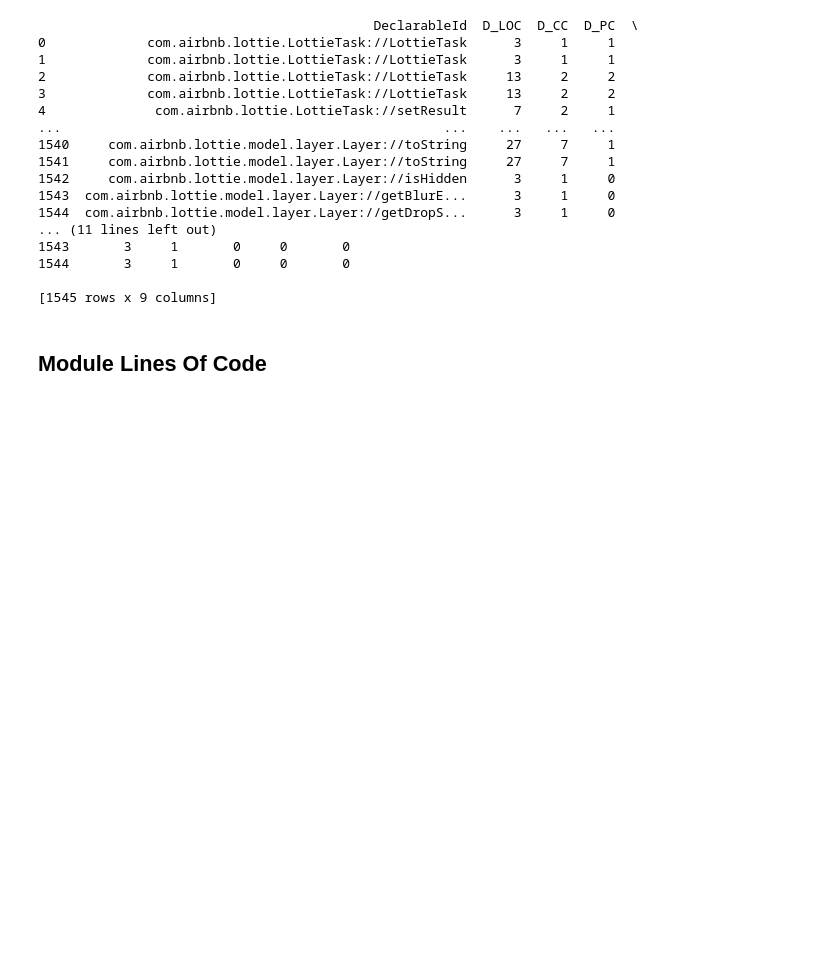
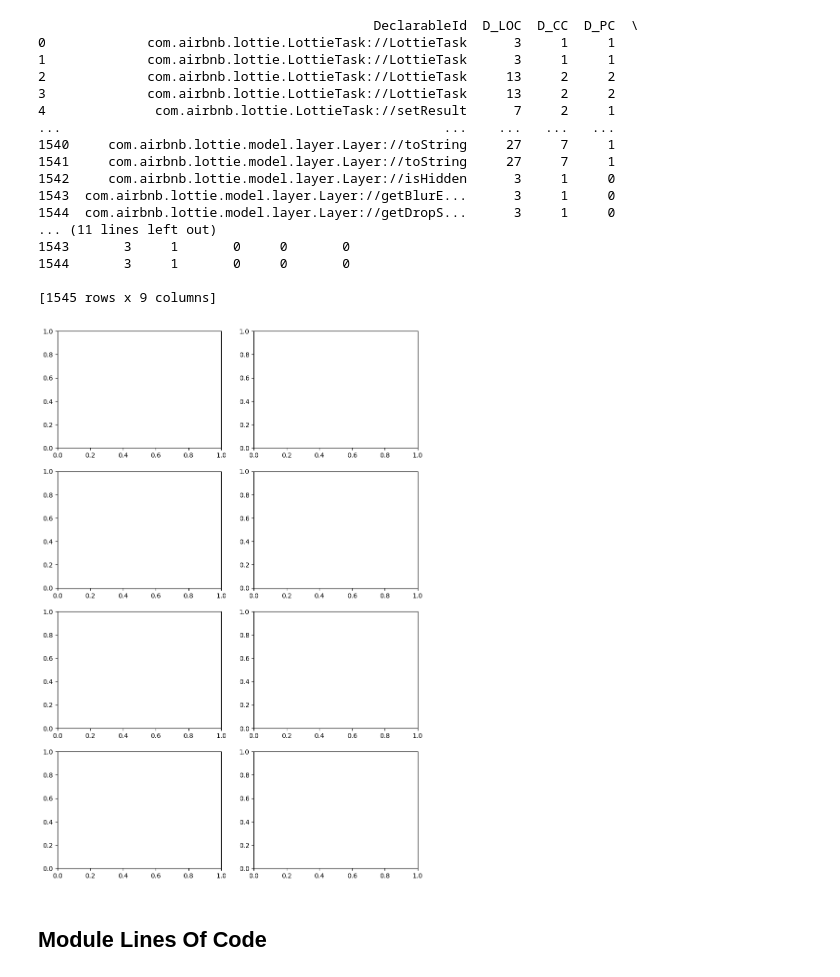
Before and after one commit to MarnickvdA/LAMP-Framework, a Jupyter notebook: evaluation/lottie-android.ipynb, the cells around one changed output. Saved outputs shown, nothing was run; the diff lists cells and outputs as text; code cells hidden in the pictures; blank space fills up the shorter version.

```diff
--- a/evaluation/lottie-android.ipynb
+++ b/evaluation/lottie-android.ipynb
@@ -322,3 +333,7 @@ print(m_units)
+# %%
+figure, axis = plt.subplots(4, 2, figsize=(10, 15))
+# %% [output]
+[figure, added]
 # %% [markdown]
 ## Module Lines Of Code
 # %%
```
Also changed, not shown: parts of 13 cells of this notebook, 20 other files.
